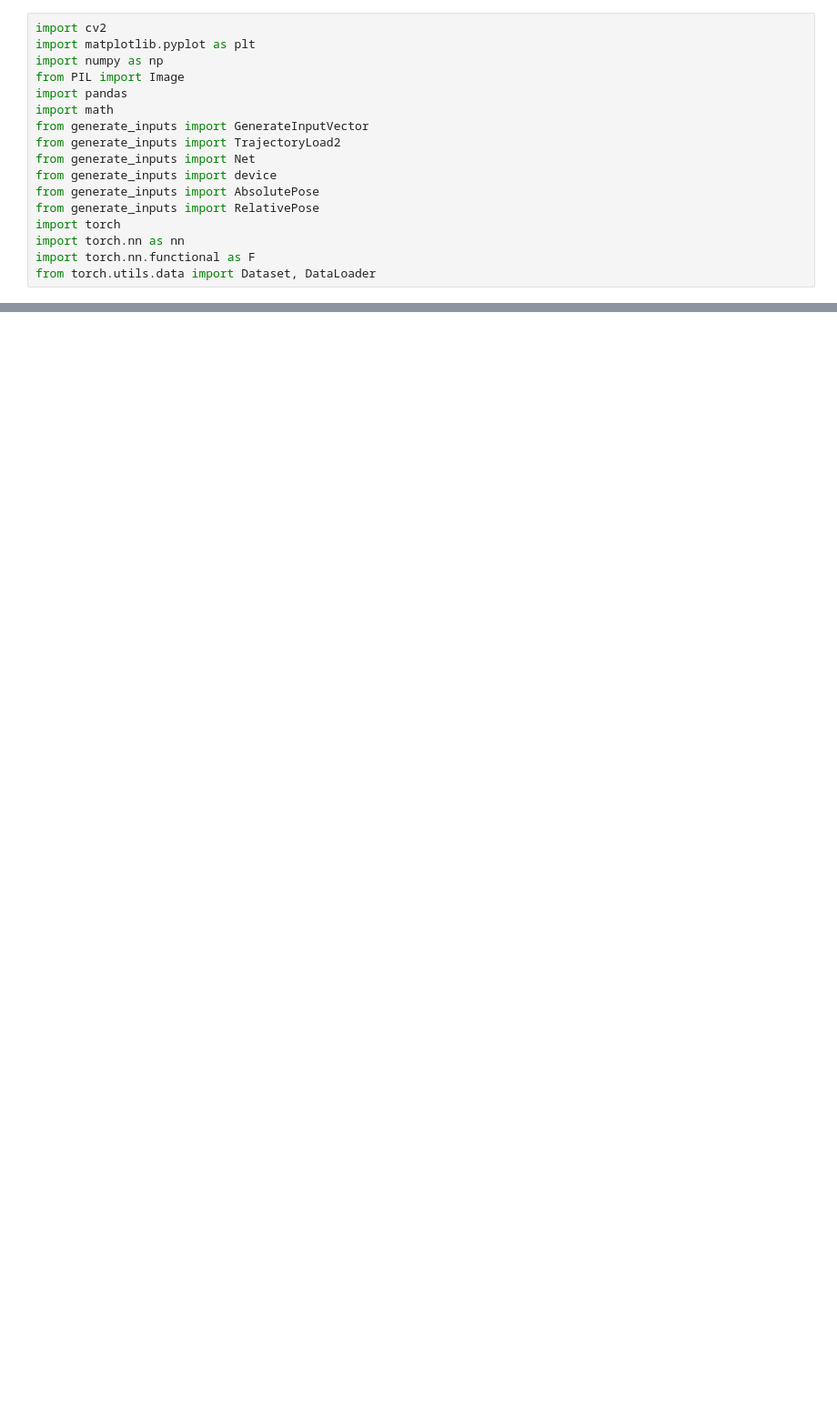
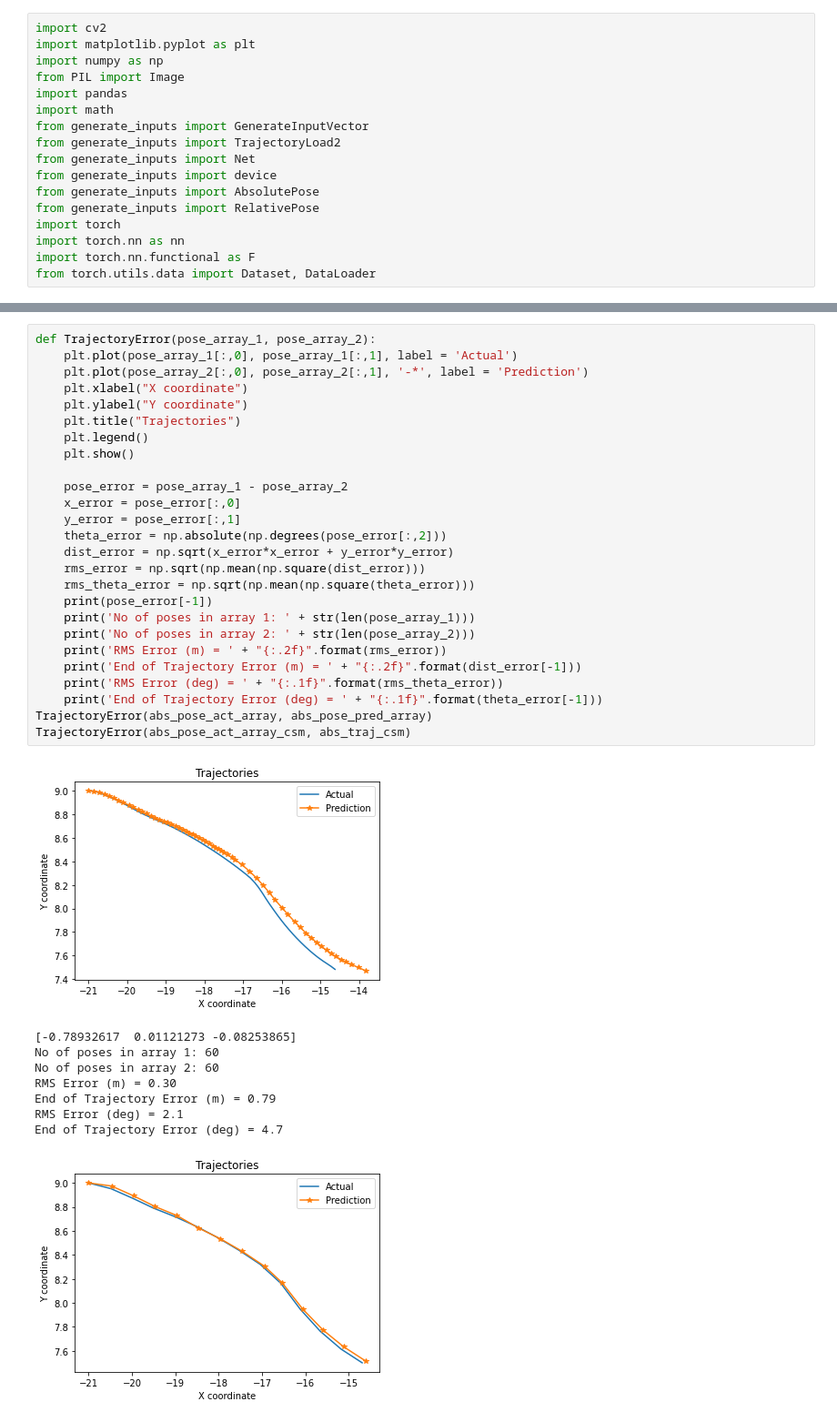
Before and after one commit to sharachchandra/scan-matching-cnn, a Jupyter notebook: infer_network.ipynb, the cells around one changed output, grey strips where cells are left out. Shown at 91% size. Drawn from its saved outputs; the diff is of its cells as text; blank space fills up the shorter version.

```diff
--- a/infer_network.ipynb
+++ b/infer_network.ipynb
@@ -121,0 +136,36 @@ plt.show()
+# %%
+def TrajectoryError(pose_array_1, pose_array_2):
+    plt.plot(pose_array_1[:,0], pose_array_1[:,1], label = 'Actual')
+    plt.plot(pose_array_2[:,0], pose_array_2[:,1], '-*', label = 'Prediction')
+    plt.xlabel("X coordinate")
+    plt.ylabel("Y coordinate")
+    plt.title("Trajectories")
+    plt.legend()
+    plt.show()
+
+    pose_error = pose_array_1 - pose_array_2
+    x_error = pose_error[:,0]
+    y_error = pose_error[:,1]
+    theta_error = np.absolute(np.degrees(pose_error[:,2]))
+    dist_error = np.sqrt(x_error*x_error + y_error*y_error)
+    rms_error = np.sqrt(np.mean(np.square(dist_error)))
+    rms_theta_error = np.sqrt(np.mean(np.square(theta_error)))
+    print(pose_error[-1])
+    print('No of poses in array 1: ' + str(len(pose_array_1)))
+    print('No of poses in array 2: ' + str(len(pose_array_2)))
+    print('RMS Error (m) = ' + "{:.2f}".format(rms_error))
+    print('End of Trajectory Error (m) = ' + "{:.2f}".format(dist_error[-1]))
+    print('RMS Error (deg) = ' + "{:.1f}".format(rms_theta_error))
+    print('End of Trajectory Error (deg) = ' + "{:.1f}".format(theta_error[-1]))
+TrajectoryError(abs_pose_act_array, abs_pose_pred_array)
+TrajectoryError(abs_pose_act_array_csm, abs_traj_csm)
+# %% [output]
+[figure, added]
+[-0.78932617  0.01121273 -0.08253865]
+No of poses in array 1: 60
+No of poses in array 2: 60
+RMS Error (m) = 0.30
+End of Trajectory Error (m) = 0.79
+RMS Error (deg) = 2.1
+End of Trajectory Error (deg) = 4.7
+[figure, added]
```
Also changed, not shown: parts of 3 cells of this notebook, 5 other files.
